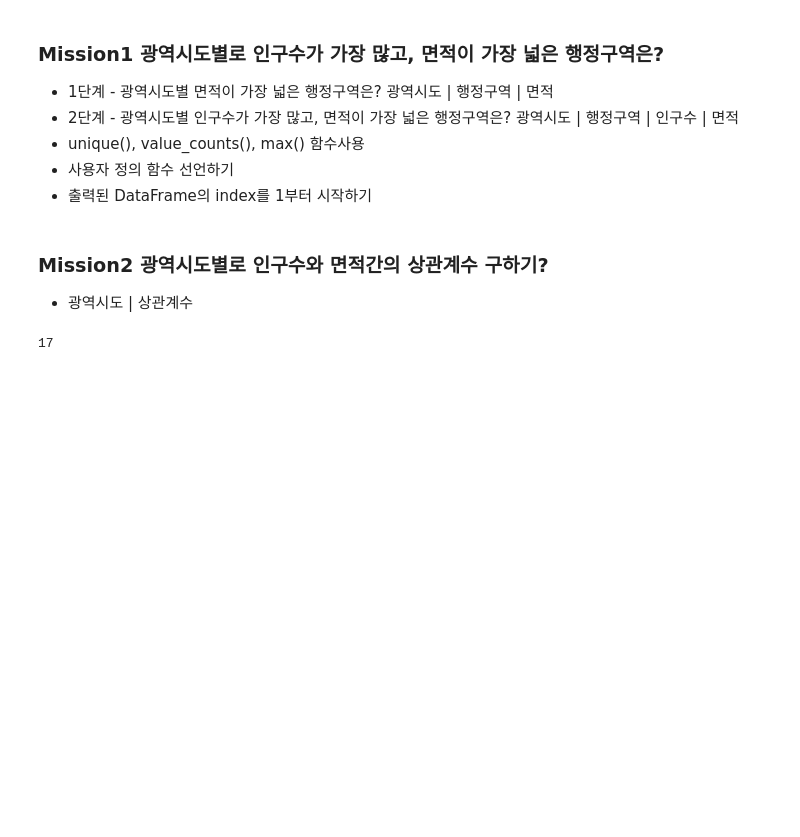
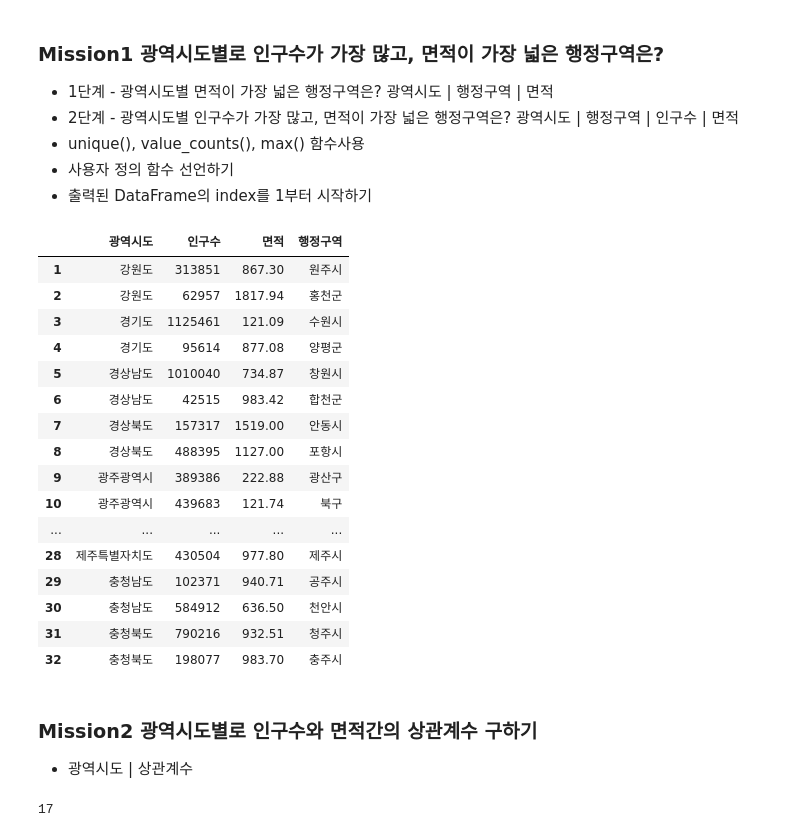
Before and after one commit to Yh0sun/python_webscrap, a Jupyter notebook: 06_sido.ipynb, the cells around one changed output. Drawn from its saved outputs; the diff is of its cells as text; code cells hidden in the pictures; blank space fills up the shorter version.

```diff
--- a/06_sido.ipynb
+++ b/06_sido.ipynb
@@ -375,8 +375,43 @@ pop_max_city_df
 - unique(), value_counts(), max() 함수사용
 - 사용자 정의 함수 선언하기
 - 출력된 DataFrame의 index를 1부터 시작하기
+# %%
+import numpy as np
+import pandas as pd
+
+def temp_method(name):
+    temp = data.loc[data['광역시도']==name]
+    max_people = temp['인구수'].max()
+    max_area = temp['면적'].max()
+
+    result = temp.loc[(temp['인구수'] == max_people) | (temp['면적'] == max_area),['광역시도','인구수','면적','행정구역']]
+    return result
+
+pop_max_place = pd.DataFrame(columns=['광역시도','인구수','면적','행정구역'])
+for cur in data['광역시도'].unique():
+    pop_max_place = pop_max_place.append(temp_method(cur))
+pop_max_place.index = np.arange(1,len(pop_max_place)+1)
+pop_max_place
+# %% [output]
+|  | 광역시도 | 인구수 | 면적 | 행정구역 |
+| 1 | 강원도 | 313851 | 867.30 | 원주시 |
+| 2 | 강원도 | 62957 | 1817.94 | 홍천군 |
+| 3 | 경기도 | 1125461 | 121.09 | 수원시 |
+| 4 | 경기도 | 95614 | 877.08 | 양평군 |
+| 5 | 경상남도 | 1010040 | 734.87 | 창원시 |
+| 6 | 경상남도 | 42515 | 983.42 | 합천군 |
+| 7 | 경상북도 | 157317 | 1519.00 | 안동시 |
+| 8 | 경상북도 | 488395 | 1127.00 | 포항시 |
+| 9 | 광주광역시 | 389386 | 222.88 | 광산구 |
+| 10 | 광주광역시 | 439683 | 121.74 | 북구 |
+| ... | ... | ... | ... | ... |
+| 28 | 제주특별자치도 | 430504 | 977.80 | 제주시 |
+| 29 | 충청남도 | 102371 | 940.71 | 공주시 |
+| 30 | 충청남도 | 584912 | 636.50 | 천안시 |
+| 31 | 충청북도 | 790216 | 932.51 | 청주시 |
+| 32 | 충청북도 | 198077 | 983.70 | 충주시 |
 # %% [markdown]
-### Mission2 광역시도별로 인구수와 면적간의 상관계수 구하기?
+### Mission2 광역시도별로 인구수와 면적간의 상관계수 구하기
 - 광역시도 | 상관계수
 # %%
 #데이터 프레임의 인덱스를 1부터 시작하는 방법
```
Also changed, not shown: parts of 1 cell of this notebook, 2 other files.
